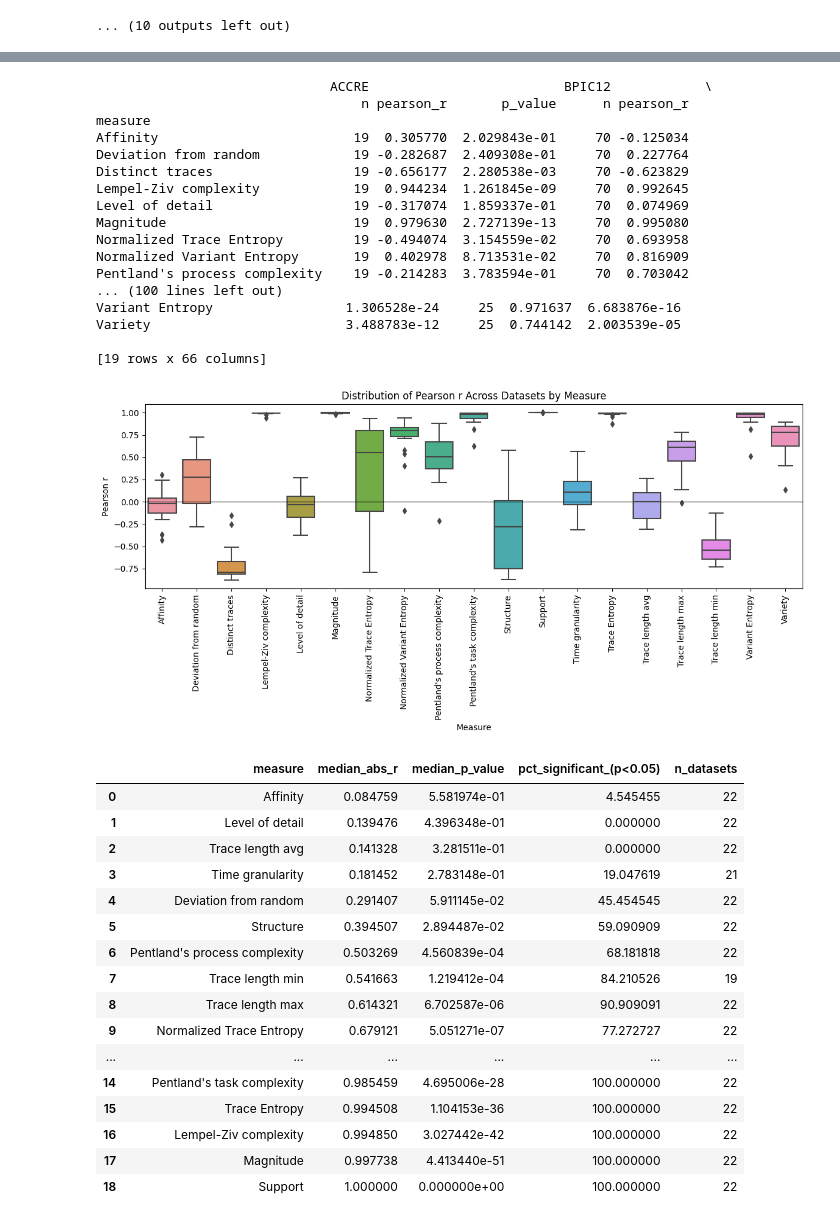
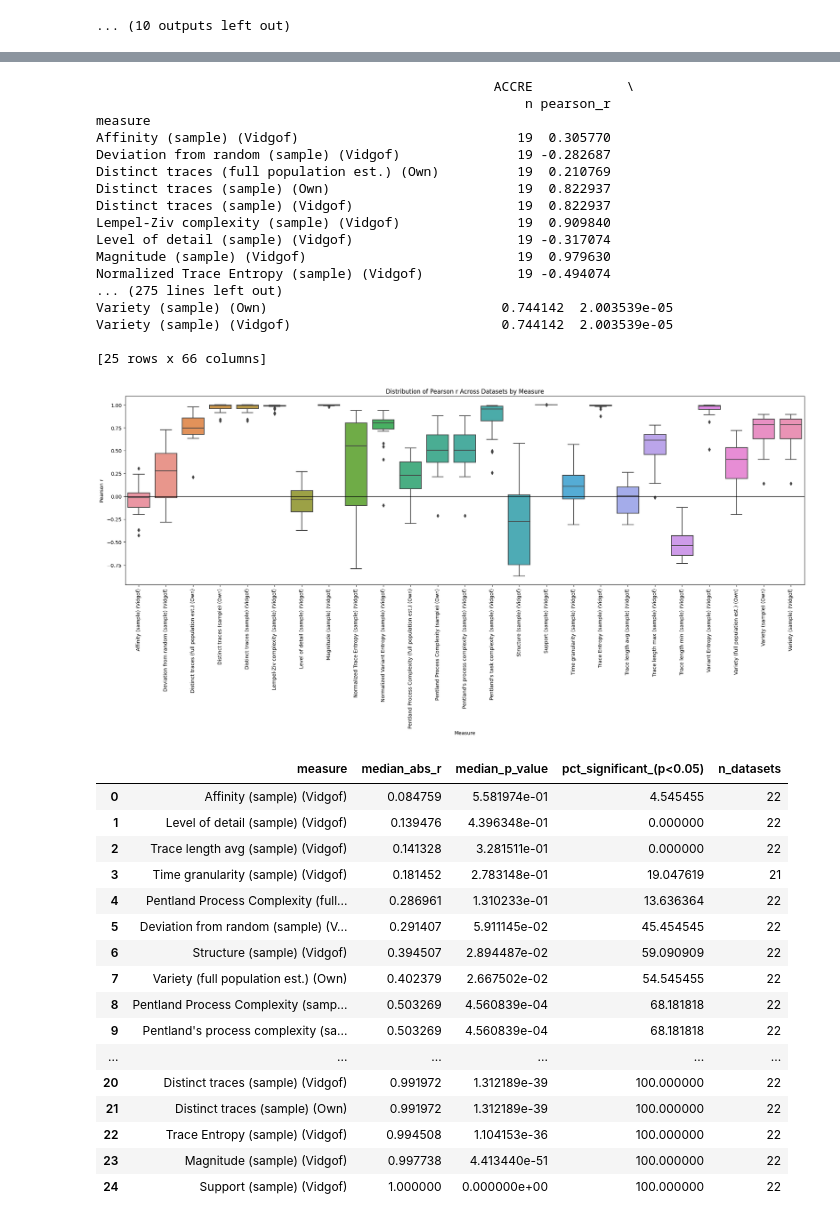
Before and after one commit to lennartebert/drifts-and-complexity, a Jupyter notebook: 03_check_complexity_measures_for_correlation.ipynb, the cells around one changed output, grey strips where cells are left out. Saved outputs shown, nothing was run; the diff lists cells and outputs as text; code cells hidden in the pictures.

```diff
--- a/03_check_complexity_measures_for_correlation.ipynb
+++ b/03_check_complexity_measures_for_correlation.ipynb
@@ -86,12 +84,15 @@ def sample_random_trace_sets_no_replacement(
             break
 
     return results
+# %%
+DEBUG = False
 # %%
 from pathlib import Path
 import random
 import pandas as pd
 from pm4py.objects.log.importer.xes import importer as xes_importer
 import numpy as np
+from utils.process_complexity_adapter import get_measures_for_traces
 
 
 measures_per_sample_per_dataset = {}
@@ -113,7 +114,11 @@ for dataset, dataset_info in data_dictionary.items():
     measures_per_sample = []  # rows
 
     for size, sample_id, traces in samples:
-        measures = assess_datasets.get_measures_for_traces(traces)
+        measures = get_measures_for_traces(traces)
+
+        # remove "measures_" prefix and remove all none-measures
+        measures = {measure.removeprefix('measure_'):value for measure, value in measures.items() if measure.startswith('measure_')}
+
         measures_per_sample.append({
             **measures,
             "window_size": size,
@@ -122,6 +127,7 @@ for dataset, dataset_info in data_dictionary.items():
 
     df = pd.DataFrame(measures_per_sample)
     measures_per_sample_per_dataset[dataset] = df
+    if DEBUG: break
 # %% [output]
 Processing ACCRE
 Processing BPIC12
@@ -231,23 +217,23 @@ combined_df = combined_df.sort_index()
 
 print(combined_df)
 # %% [output]
-                              ACCRE                         BPIC12            \
-                                  n pearson_r       p_value      n pearson_r
+                                                   ACCRE            \
+                                                       n pearson_r
 measure
-Affinity                         19  0.305770  2.029843e-01     70 -0.125034
-Deviation from random            19 -0.282687  2.409308e-01     70  0.227764
-Distinct traces                  19 -0.656177  2.280538e-03     70 -0.623829
-Lempel-Ziv complexity            19  0.944234  1.261845e-09     70  0.992645
-Level of detail                  19 -0.317074  1.859337e-01     70  0.074969
-Magnitude                        19  0.979630  2.727139e-13     70  0.995080
-Normalized Trace Entropy         19 -0.494074  3.154559e-02     70  0.693958
-Normalized Variant Entropy       19  0.402978  8.713531e-02     70  0.816909
-Pentland's process complexity    19 -0.214283  3.783594e-01     70  0.703042
-... (100 lines left out)
-Variant Entropy                 1.306528e-24     25  0.971637  6.683876e-16
-Variety                         3.488783e-12     25  0.744142  2.003539e-05
+Affinity (sample) (Vidgof)                            19  0.305770
+Deviation from random (sample) (Vidgof)               19 -0.282687
+Distinct traces (full population est.) (Own)          19  0.210769
+Distinct traces (sample) (Own)                        19  0.822937
+Distinct traces (sample) (Vidgof)                     19  0.822937
+Lempel-Ziv complexity (sample) (Vidgof)               19  0.909840
+Level of detail (sample) (Vidgof)                     19 -0.317074
+Magnitude (sample) (Vidgof)                           19  0.979630
+Normalized Trace Entropy (sample) (Vidgof)            19 -0.494074
+... (275 lines left out)
+Variety (sample) (Own)                              0.744142  2.003539e-05
+Variety (sample) (Vidgof)                           0.744142  2.003539e-05
 
-[19 rows x 66 columns]
+[25 rows x 66 columns]
 # %%
 import pandas as pd
 import seaborn as sns
@@ -258,35 +244,35 @@ all_corrs = []
 for dataset, df in correlation_results.items():
     for _, row in df.iterrows():
         all_corrs.append({
             "dataset": dataset,
             "measure": row["measure"],
             "pearson_r": row["pearson_r"]
         })
 
 corr_df = pd.DataFrame(all_corrs)
 
 # Sort measures for consistent x-axis order
 order = sorted(corr_df["measure"].unique())
 
 # Create Seaborn boxplot
-plt.figure(figsize=(12, 6))
+plt.figure(figsize=(20, 10))
 sns.boxplot(
     data=corr_df,
     x="measure",
     y="pearson_r",
     order=order
 )
 
 # Formatting
 plt.axhline(0, color="black", linewidth=0.8)
 plt.xticks(rotation=90)
 plt.ylabel("Pearson r")
 plt.xlabel("Measure")
 plt.title("Distribution of Pearson r Across Datasets by Measure")
 plt.tight_layout()
 plt.show()
 # %% [output]
-[figure, old version]
+[figure, new version]
 # %%
 import pandas as pd
 import numpy as np
@@ -324,19 +310,19 @@ summary_df = pd.DataFrame(summary_rows).sort_values("median_abs_r").reset_index(
 summary_df
 # %% [output]
 |  | measure | median_abs_r | median_p_value | pct_significant_(p<0.05) | n_datasets |
-| 0 | Affinity | 0.084759 | 5.581974e-01 | 4.545455 | 22 |
-| 1 | Level of detail | 0.139476 | 4.396348e-01 | 0.000000 | 22 |
-| 2 | Trace length avg | 0.141328 | 3.281511e-01 | 0.000000 | 22 |
-| 3 | Time granularity | 0.181452 | 2.783148e-01 | 19.047619 | 21 |
-| 4 | Deviation from random | 0.291407 | 5.911145e-02 | 45.454545 | 22 |
-| 5 | Structure | 0.394507 | 2.894487e-02 | 59.090909 | 22 |
-| 6 | Pentland's process complexity | 0.503269 | 4.560839e-04 | 68.181818 | 22 |
-| 7 | Trace length min | 0.541663 | 1.219412e-04 | 84.210526 | 19 |
-| 8 | Trace length max | 0.614321 | 6.702587e-06 | 90.909091 | 22 |
-| 9 | Normalized Trace Entropy | 0.679121 | 5.051271e-07 | 77.272727 | 22 |
+| 0 | Affinity (sample) (Vidgof) | 0.084759 | 5.581974e-01 | 4.545455 | 22 |
+| 1 | Level of detail (sample) (Vidgof) | 0.139476 | 4.396348e-01 | 0.000000 | 22 |
+| 2 | Trace length avg (sample) (Vidgof) | 0.141328 | 3.281511e-01 | 0.000000 | 22 |
+| 3 | Time granularity (sample) (Vidgof) | 0.181452 | 2.783148e-01 | 19.047619 | 21 |
+| 4 | Pentland Process Complexity (full... | 0.286961 | 1.310233e-01 | 13.636364 | 22 |
+| 5 | Deviation from random (sample) (V... | 0.291407 | 5.911145e-02 | 45.454545 | 22 |
+| 6 | Structure (sample) (Vidgof) | 0.394507 | 2.894487e-02 | 59.090909 | 22 |
+| 7 | Variety (full population est.) (Own) | 0.402379 | 2.667502e-02 | 54.545455 | 22 |
+| 8 | Pentland Process Complexity (samp... | 0.503269 | 4.560839e-04 | 68.181818 | 22 |
+| 9 | Pentland's process complexity (sa... | 0.503269 | 4.560839e-04 | 68.181818 | 22 |
 | ... | ... | ... | ... | ... | ... |
-| 14 | Pentland's task complexity | 0.985459 | 4.695006e-28 | 100.000000 | 22 |
-| 15 | Trace Entropy | 0.994508 | 1.104153e-36 | 100.000000 | 22 |
-| 16 | Lempel-Ziv complexity | 0.994850 | 3.027442e-42 | 100.000000 | 22 |
-| 17 | Magnitude | 0.997738 | 4.413440e-51 | 100.000000 | 22 |
-| 18 | Support | 1.000000 | 0.000000e+00 | 100.000000 | 22 |
+| 20 | Distinct traces (sample) (Vidgof) | 0.991972 | 1.312189e-39 | 100.000000 | 22 |
+| 21 | Distinct traces (sample) (Own) | 0.991972 | 1.312189e-39 | 100.000000 | 22 |
+| 22 | Trace Entropy (sample) (Vidgof) | 0.994508 | 1.104153e-36 | 100.000000 | 22 |
+| 23 | Magnitude (sample) (Vidgof) | 0.997738 | 4.413440e-51 | 100.000000 | 22 |
+| 24 | Support (sample) (Vidgof) | 1.000000 | 0.000000e+00 | 100.000000 | 22 |
```
Also changed, not shown: parts of 4 cells of this notebook, 5 other files.
